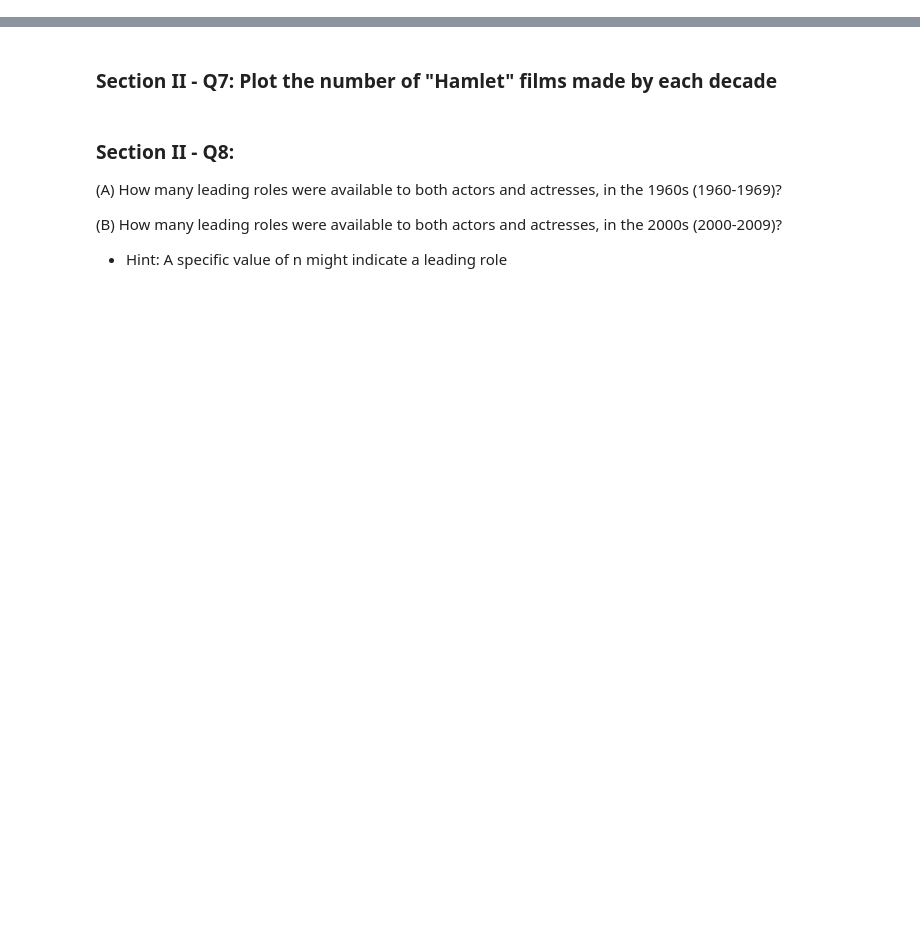
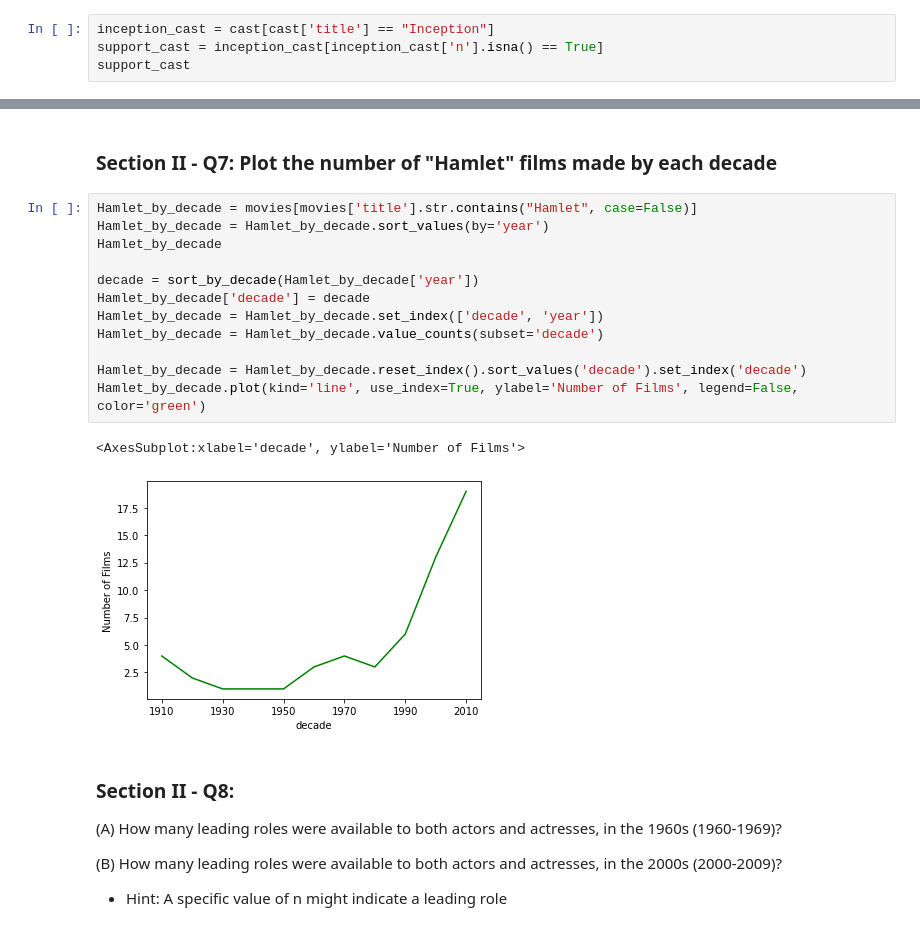
Before and after one commit to springboard-curriculum/mec-mini-projects, a Jupyter notebook: mec-5.3.10-data-wranging-with-pandas-mini-project/Mini_Project_Data_Wrangling_Pandas.ipynb, the cells around one changed output, grey strips where cells are left out. Drawn from its saved outputs; the diff is of its cells as text; blank space fills up the shorter version.

```diff
--- a/mec-5.3.10-data-wranging-with-pandas-mini-project/Mini_Project_Data_Wrangling_Pandas.ipynb
+++ b/mec-5.3.10-data-wranging-with-pandas-mini-project/Mini_Project_Data_Wrangling_Pandas.ipynb
@@ -147,3 +232,7 @@ len(movies[movies.year == 2017])
 ### Section I - Q6: How many roles in the movie "Inception" are of the supporting cast (extra credits)
 - supporting cast are NOT ranked by an "n" value (NaN)
 - check for how to filter based on nulls
+# %%
+inception_cast = cast[cast['title'] == "Inception"]
+support_cast = inception_cast[inception_cast['n'].isna() == True]
+support_cast
@@ -221,5 +668,20 @@ top_ten.plot(kind='barh')
 # %% [markdown]
 ### Section II - Q7: Plot the number of "Hamlet" films made by each decade
+# %%
+Hamlet_by_decade = movies[movies['title'].str.contains("Hamlet", case=False)]
+Hamlet_by_decade = Hamlet_by_decade.sort_values(by='year')
+Hamlet_by_decade
+
+decade = sort_by_decade(Hamlet_by_decade['year'])
+Hamlet_by_decade['decade'] = decade
+Hamlet_by_decade = Hamlet_by_decade.set_index(['decade', 'year'])
+Hamlet_by_decade = Hamlet_by_decade.value_counts(subset='decade')
+
+Hamlet_by_decade = Hamlet_by_decade.reset_index().sort_values('decade').set_index('decade')
+Hamlet_by_decade.plot(kind='line', use_index=True, ylabel='Number of Films', legend=False, color='green')
+# %% [output]
+<AxesSubplot:xlabel='decade', ylabel='Number of Films'>
+[figure, added]
 # %% [markdown]
 ### Section II - Q8:
 
```
Also changed, not shown: parts of 53 cells of this notebook.
